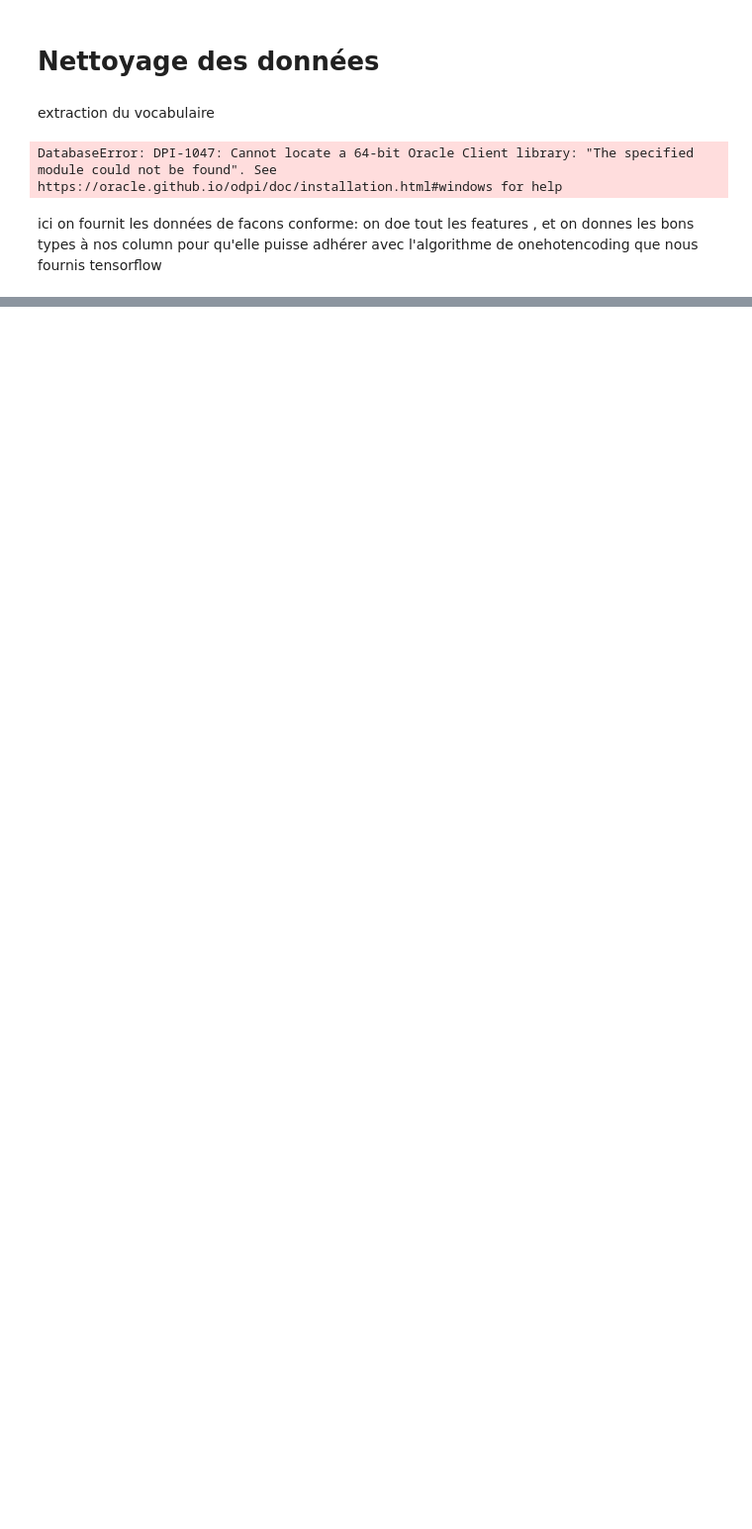
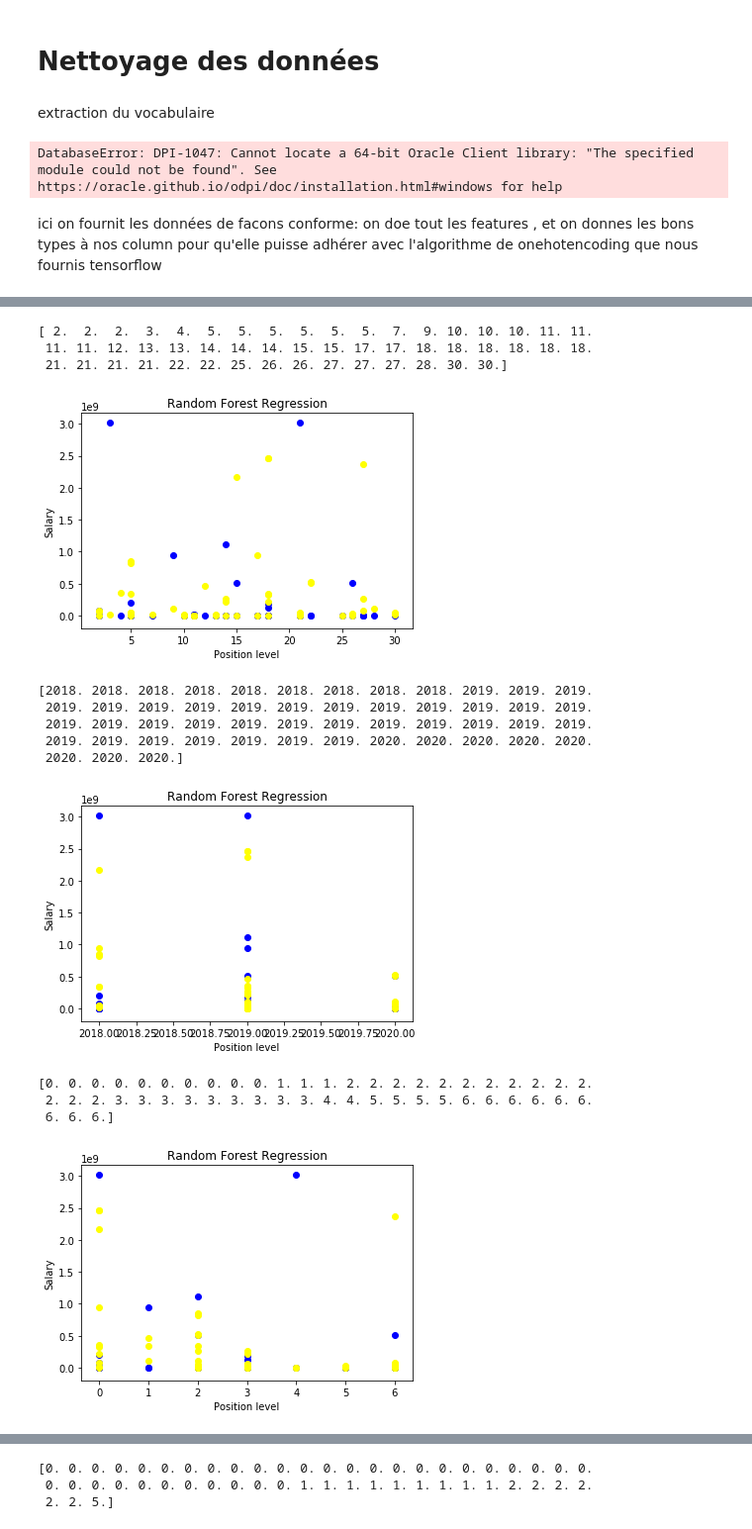
Before and after one commit to ngobibibnbe/Infos_centre, a Jupyter notebook: MachineLearning/Untitled.ipynb, the cells around one changed output, grey strips where cells are left out. Shown at 99% size. Cells and saved outputs as stored; diff of their text form; code cells hidden in the pictures; blank space fills up the shorter version.

Commit message:
regression trees with random forest ok

```diff
--- a/MachineLearning/Untitled.ipynb
+++ b/MachineLearning/Untitled.ipynb
@@ -190,14 +223,15 @@ def one_hot_cat_column(feature_name, vocab):
 feature_columns = []
 for feature_name in CATEGORICAL_COLUMNS:
     # Need to one-hot encode categorical features.
-    vocabulary = df_train[feature_name].unique()
+    vocabulary = dftrain[feature_name].unique()
     feature_columns.append(one_hot_cat_column(feature_name, vocabulary))
 
 for feature_name in NUMERIC_COLUMNS:
     feature_columns.append(tf.feature_column.numeric_column(feature_name,
                                            dtype=tf.float32))
+example_test = dict(dftest)
+example_train = dict(dftrain)
 example = dict(df)
-example_train = dict(df_train)
 
 voc_procedures = dftrain["id_procedure"].unique()
 
@@ -207,6 +241,9 @@ class_fc = tf.feature_column.indicator_column(tf.feature_column.categorical_colu
 
 #print('Feature value: "{}"'.format(example['id_procedure'].iloc[0]))
 #print('One-hot encoded: ', tf.keras.layers.DenseFeatures([class_fc])(example).numpy())
-tf.keras.layers.DenseFeatures(feature_columns)(example).numpy()
-tf.keras.layers.DenseFeatures(feature_columns)(example_train).numpy()
+X_test=tf.keras.layers.DenseFeatures(feature_columns)(example_test).numpy()
+X_train=tf.keras.layers.DenseFeatures(feature_columns)(example_train).numpy()
+X=tf.keras.layers.DenseFeatures(feature_columns)(example).numpy()
+print(X[1])
+df
 # %% [output]
@@ -294,0 +320,5 @@ numpy.ndarray
+# %%
+where_are_NaNs = isnan(X_test)
+X_test[where_are_NaNs] = 0
+Y_pred = regressor.predict(X_test)  # test the output by changing values
+len(Y_pred)
@@ -294,0 +327,41 @@ numpy.ndarray
+# %%
+# Visualising the Random Forest Regression results
+
+# arange for creating a range of values
+# from min value of x to max
+# value of x with a difference of 0.01
+# between two consecutive values
+for val in range(61):
+    X_test = X_test[np.argsort(X_test[:, -val])]
+    X_grid = X_test[:,-val]
+    print(X_grid)
+    # reshape for reshaping the data into a len(X_grid)*1 array,
+    # i.e. to make a column out of the X_grid value
+    #X_grid = X_grid.reshape((len(X_grid), 1))
+
+    # Scatter plot for original data
+    plt.scatter(X_test[:,-val], y_test, color = 'blue')
+    #plot test datas
+    plt.scatter(X_test[:,-val], regressor.predict(X_test), color = 'yellow')
+    # plot predicted data
+   # plt.plot(X_grid, regressor.predict(X_test),
+   #          color = 'green')
+    plt.title('Random Forest Regression')
+    plt.xlabel('Position level')
+    plt.ylabel('Salary')
+    plt.show()
+# %% [output]
+[ 2.  2.  2.  3.  4.  5.  5.  5.  5.  5.  5.  7.  9. 10. 10. 10. 11. 11.
+ 11. 11. 12. 13. 13. 14. 14. 14. 15. 15. 17. 17. 18. 18. 18. 18. 18. 18.
+ 21. 21. 21. 21. 22. 22. 25. 26. 26. 27. 27. 27. 28. 30. 30.]
+[figure, added]
+[2018. 2018. 2018. 2018. 2018. 2018. 2018. 2018. 2018. 2019. 2019. 2019.
+ 2019. 2019. 2019. 2019. 2019. 2019. 2019. 2019. 2019. 2019. 2019. 2019.
+ 2019. 2019. 2019. 2019. 2019. 2019. 2019. 2019. 2019. 2019. 2019. 2019.
+ 2019. 2019. 2019. 2019. 2019. 2019. 2019. 2020. 2020. 2020. 2020. 2020.
+ 2020. 2020. 2020.]
+[figure, added]
+[0. 0. 0. 0. 0. 0. 0. 0. 0. 0. 1. 1. 1. 2. 2. 2. 2. 2. 2. 2. 2. 2. 2. 2.
+ 2. 2. 2. 3. 3. 3. 3. 3. 3. 3. 3. 3. 4. 4. 5. 5. 5. 5. 6. 6. 6. 6. 6. 6.
+ 6. 6. 6.]
+[figure, added]
@@ -294,0 +383,3 @@ numpy.ndarray
+[0. 0. 0. 0. 0. 0. 0. 0. 0. 0. 0. 0. 0. 0. 0. 0. 0. 0. 0. 0. 0. 0. 0. 0.
+ 0. 0. 0. 0. 0. 0. 0. 0. 0. 0. 0. 1. 1. 1. 1. 1. 1. 1. 1. 1. 2. 2. 2. 2.
+ 2. 2. 5.]
```
Also changed, not shown: parts of 16 cells of this notebook.
